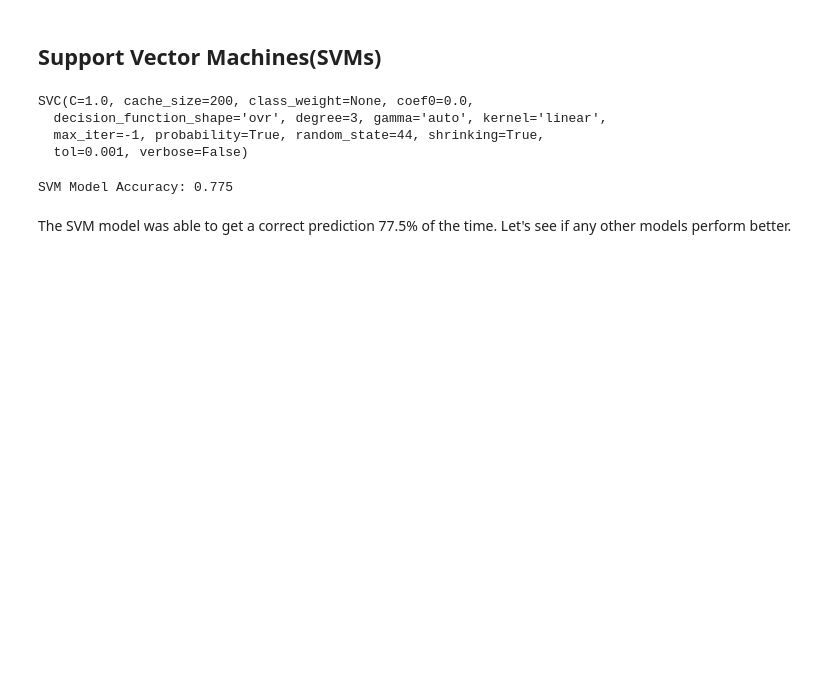
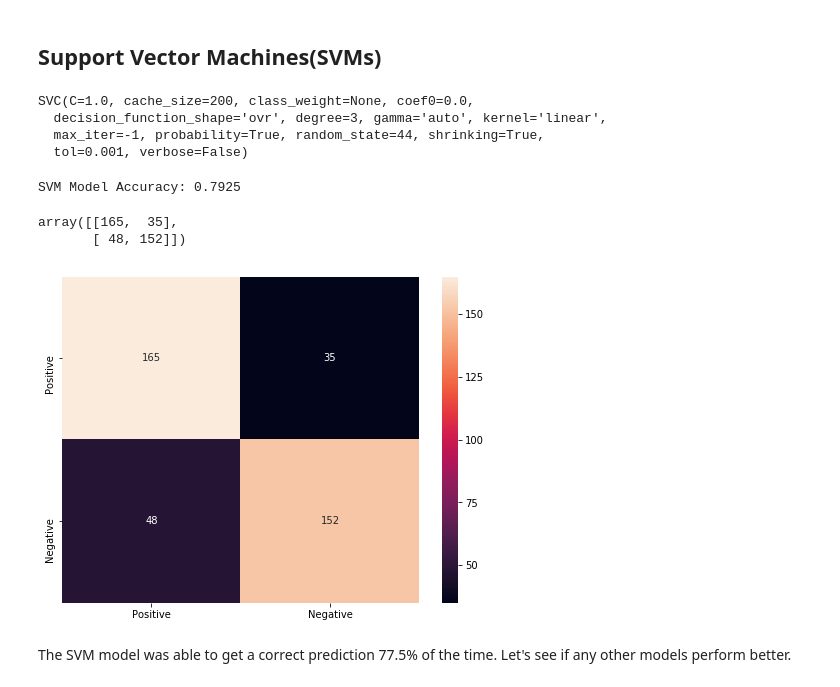
Before and after one commit to nitdip/dsc-3-final-project-online-ds-pt-100118, a Jupyter notebook: student.ipynb, the cells around one changed output. Drawn from its saved outputs; the diff is of its cells as text; code cells hidden in the pictures; blank space fills up the shorter version.

```diff
--- a/student.ipynb
+++ b/student.ipynb
@@ -444,0 +432,6 @@ df_short.head()
+# %%
+features_short = pd.DataFrame(matrix_pca)
+print(features_short.shape)
+df_new = pd.concat((features_short, df_short), axis=1)
+print(df_new.shape)
+df_new['infected'].value_counts()
@@ -445,4 +444,7 @@ df_short.head()
+# %%
+X = df_new.drop(columns=['infected'])
+y = df_new['infected']
 # %%
 from sklearn.model_selection import train_test_split
 # %%
-X_train, X_test, y_train, y_test = train_test_split(matrix_pca, df_short['infected'], test_size=0.2, random_state=44)
+X_train, X_test, y_train, y_test = train_test_split(X, y, test_size=0.2, random_state=44)
@@ -469,9 +466,30 @@ from sklearn.metrics import accuracy_score
 # %%
 y_pred = svm.predict(X_test)
-accuracy = accuracy_score(y_test, y_pred)
-print(f'SVM Model Accuracy: {accuracy}')
+print(f'SVM Model Accuracy: {svm.score(X_test, y_test)}')
 # %% [output]
-SVM Model Accuracy: 0.775
+SVM Model Accuracy: 0.7925
+# %%
+confusion_matrix(y_test, y_pred)
+# %% [output]
+array([[165,  35],
+       [ 48, 152]])
+# %%
+def cm_matrix(y_test, y_pred):
+    '''
+    Plots a confusion matrix using seaborn's heatmap.
+    -----
+    y_test: array of test values
+    y_pred: array of predicted values
+    '''
+    cm = confusion_matrix(y_test, y_pred)
+    df_cm = pd.DataFrame(cm, index=['Positive', 'Negative'], columns=['Positive', 'Negative'])
+    plt.figure(figsize=(8, 6))
+    sns.heatmap(df_cm, annot=True, fmt='g')
+    plt.show();
+# %%
+cm_matrix(y_test, y_pred)
+# %% [output]
+[figure, added]
 # %% [markdown]
 The SVM model was able to get a correct prediction 77.5% of the time. Let's see if any other models perform better.
 # %% [markdown]
```
Also changed, not shown: parts of 47 cells of this notebook.
